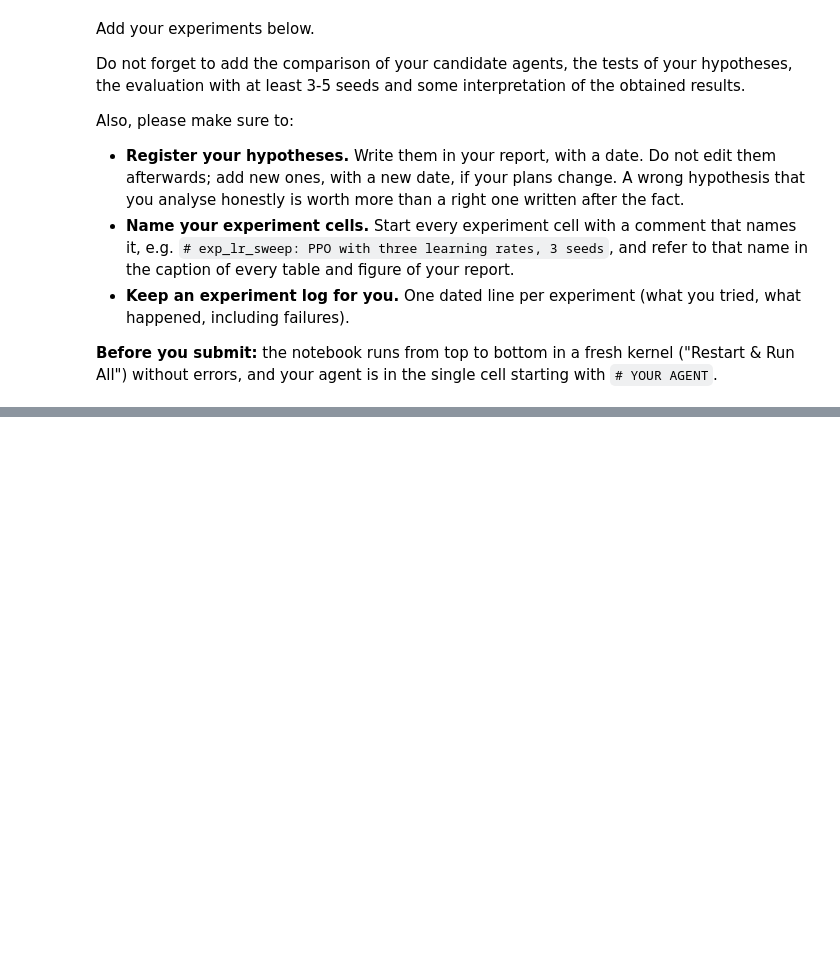
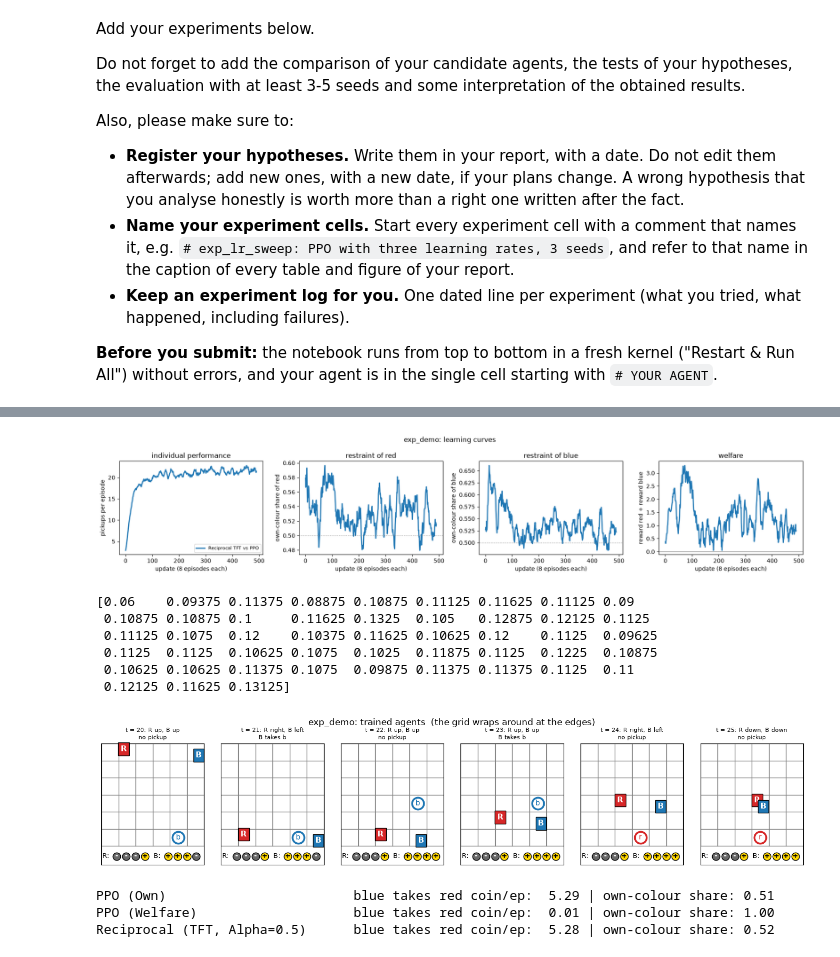
Before and after one commit to Bartva1/assignment1, a Jupyter notebook: Assignment1-baseline.ipynb, the cells around one changed output, grey strips where cells are left out. Drawn from its saved outputs; the diff is of its cells as text; code cells hidden in the pictures; blank space fills up the shorter version.

```diff
--- a/Assignment1-baseline.ipynb
+++ b/Assignment1-baseline.ipynb
@@ -990,0 +1109,25 @@ plot_pareto(
+# %%
+log, red, blue = play_match(DEV_POOL['PPO'], agents['Reciprocal (TFT, Alpha=0.5)'], seed=SEEDS[0])
+plot_match({'Reciprocal TFT vs PPO': log}, 'exp_demo: learning curves')
+print(foreign_pickups_by_step(log))      # red coins taken by Blue, per step of the episode
+show_episode([red, blue], 'exp_demo: trained agents', skip_steps=20)
+# %% [output]
+[figure, added]
+[0.06    0.09375 0.11375 0.08875 0.10875 0.11125 0.11625 0.11125 0.09
+ 0.10875 0.10875 0.1     0.11625 0.1325  0.105   0.12875 0.12125 0.1125
+ 0.11125 0.1075  0.12    0.10375 0.11625 0.10625 0.12    0.1125  0.09625
+ 0.1125  0.1125  0.10625 0.1075  0.1025  0.11875 0.1125  0.1225  0.10875
+ 0.10625 0.10625 0.11375 0.1075  0.09875 0.11375 0.11375 0.1125  0.11
+ 0.12125 0.11625 0.13125]
+[figure, added]
+# %%
+# exp_blue_behaviour: how often does each agent take red coins at all? (vs PPO Red, seed 1)
+for name in ['PPO (Own)', 'PPO (Welfare)', 'Reciprocal (TFT, Alpha=0.5)']:
+    log, red, blue = play_match(DEV_POOL['PPO'], agents[name], seed=SEEDS[0])
+    last = slice(-100, None)
+    print(f"{name:32s} blue takes red coin/ep: {log['blue_takes_red'][last].mean():5.2f} "
+          f"| own-colour share: {log['own_share_blue'][last].mean():.2f}")
+# %% [output]
+PPO (Own)                        blue takes red coin/ep:  5.29 | own-colour share: 0.51
+PPO (Welfare)                    blue takes red coin/ep:  0.01 | own-colour share: 1.00
+Reciprocal (TFT, Alpha=0.5)      blue takes red coin/ep:  5.28 | own-colour share: 0.52
```
Also changed, not shown: parts of 6 cells of this notebook, 3 other files.
